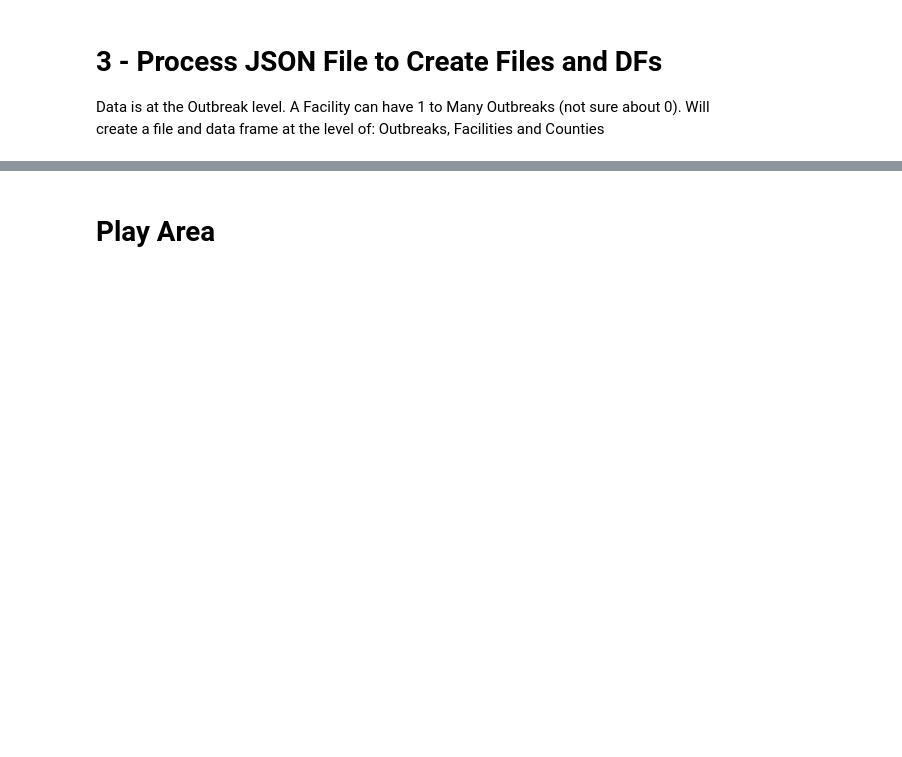
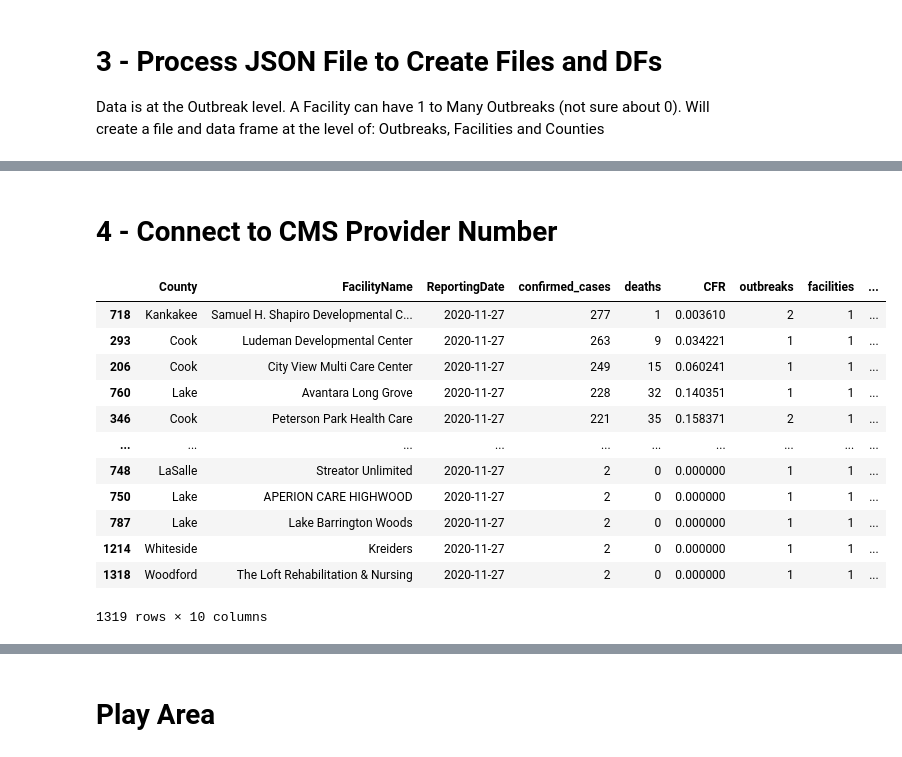
Before and after one commit to JaviThomas/Covid-County-LTC-Analysis, a Jupyter notebook: IL_LTC_Data_Analysis-v11-29.ipynb, the cells around one changed output, grey strips where cells are left out. Drawn from its saved outputs; the diff is of its cells as text; code cells hidden in the pictures; blank space fills up the shorter version.

```diff
--- a/IL_LTC_Data_Analysis-v11-29.ipynb
+++ b/IL_LTC_Data_Analysis-v11-29.ipynb
@@ -190,3 +158,5 @@ County Data
+# %% [markdown]
+# 4 - Connect to CMS Provider Number
 # %%
 def facility2CMSNum (facilityName):
     if facilityName in ltc_name2cms_id:
@@ -198,0 +174,16 @@ df_facilities['CMS_ProvNum'] = df_facilities['FacilityName'].apply(lambda x: fac
+# %%
+df_facilities.sort_values(by='confirmed_cases', ascending=False)
+# %% [output]
+|  | County | FacilityName | ReportingDate | confirmed_cases | deaths | CFR | outbreaks | facilities | ... |
+| 718 | Kankakee | Samuel H. Shapiro Developmental C... | 2020-11-27 | 277 | 1 | 0.003610 | 2 | 1 | ... |
+| 293 | Cook | Ludeman Developmental Center | 2020-11-27 | 263 | 9 | 0.034221 | 1 | 1 | ... |
+| 206 | Cook | City View Multi Care Center | 2020-11-27 | 249 | 15 | 0.060241 | 1 | 1 | ... |
+| 760 | Lake | Avantara Long Grove | 2020-11-27 | 228 | 32 | 0.140351 | 1 | 1 | ... |
+| 346 | Cook | Peterson Park Health Care | 2020-11-27 | 221 | 35 | 0.158371 | 2 | 1 | ... |
+| ... | ... | ... | ... | ... | ... | ... | ... | ... | ... |
+| 748 | LaSalle | Streator Unlimited | 2020-11-27 | 2 | 0 | 0.000000 | 1 | 1 | ... |
+| 750 | Lake | APERION CARE HIGHWOOD | 2020-11-27 | 2 | 0 | 0.000000 | 1 | 1 | ... |
+| 787 | Lake | Lake Barrington Woods | 2020-11-27 | 2 | 0 | 0.000000 | 1 | 1 | ... |
+| 1214 | Whiteside | Kreiders | 2020-11-27 | 2 | 0 | 0.000000 | 1 | 1 | ... |
+| 1318 | Woodford | The Loft Rehabilitation & Nursing | 2020-11-27 | 2 | 0 | 0.000000 | 1 | 1 | ... |
+1319 rows × 10 columns
```
Also changed, not shown: parts of 26 cells of this notebook, 9 other files.
